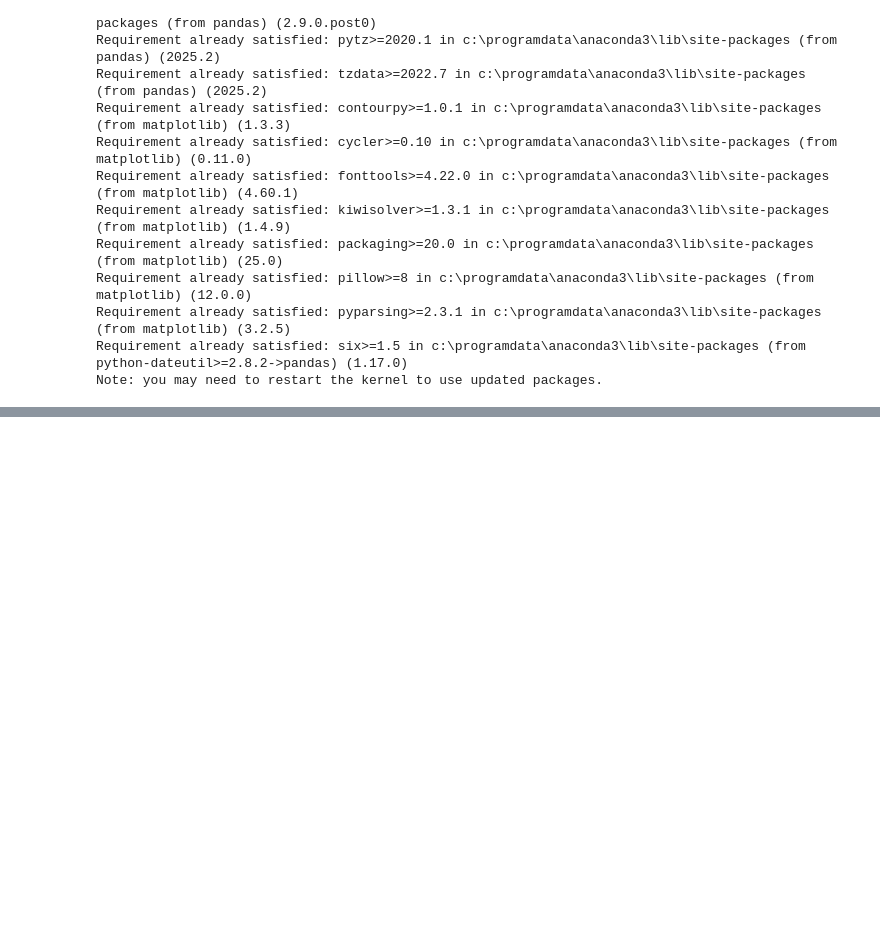
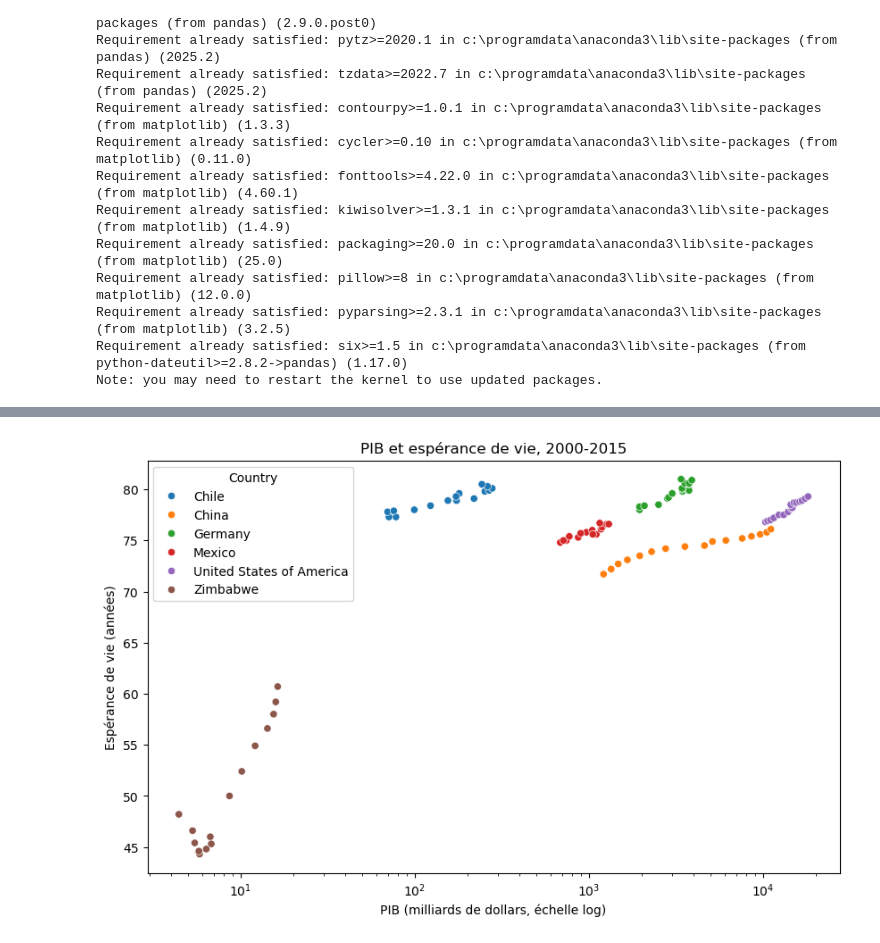
Before and after one commit to Miss-Ed/Life-Expectancy-and-GDP-Starter, a Jupyter notebook: life_expectancy_gdp.ipynb, the cells around one changed output, grey strips where cells are left out. Cells and saved outputs as stored; diff of their text form; code cells hidden in the pictures; blank space fills up the shorter version.

```diff
--- a/life_expectancy_gdp.ipynb
+++ b/life_expectancy_gdp.ipynb
@@ -24,0 +164,10 @@ import seaborn as sns
+# %%
+plt.figure(figsize=(10, 6))
+sns.scatterplot(data=df, x="GDP_milliards", y="LEABY", hue="Country")
+plt.xscale("log")
+plt.title("PIB et espérance de vie, 2000-2015")
+plt.xlabel("PIB (milliards de dollars, échelle log)")
+plt.ylabel("Espérance de vie (années)")
+plt.show()
+# %% [output]
+[figure, added]
```
Also changed, not shown: parts of 20 cells of this notebook.
